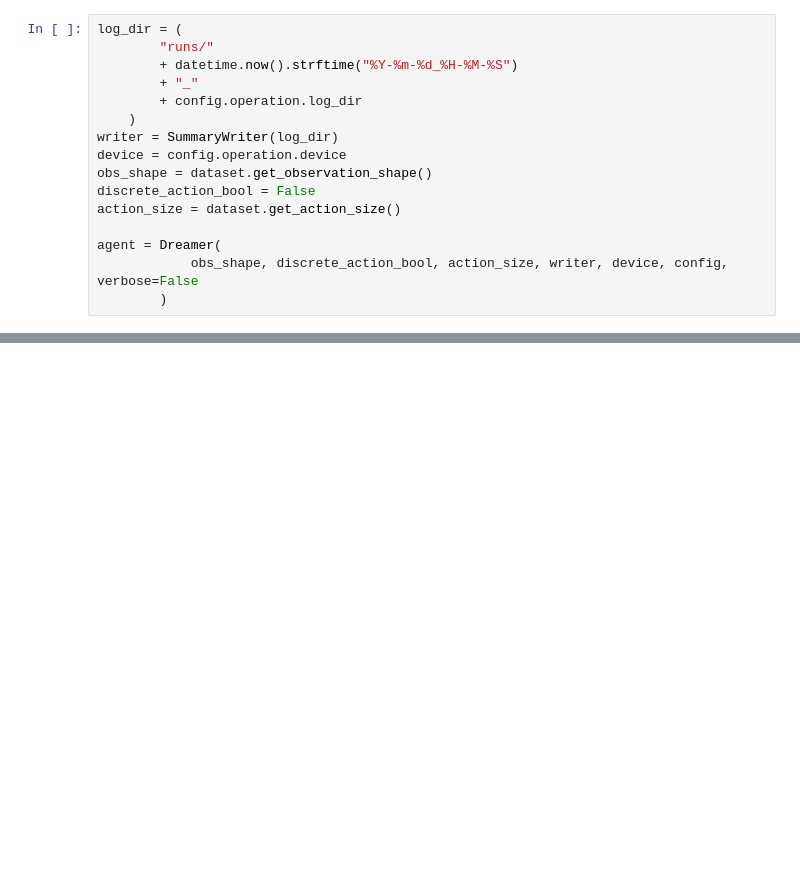
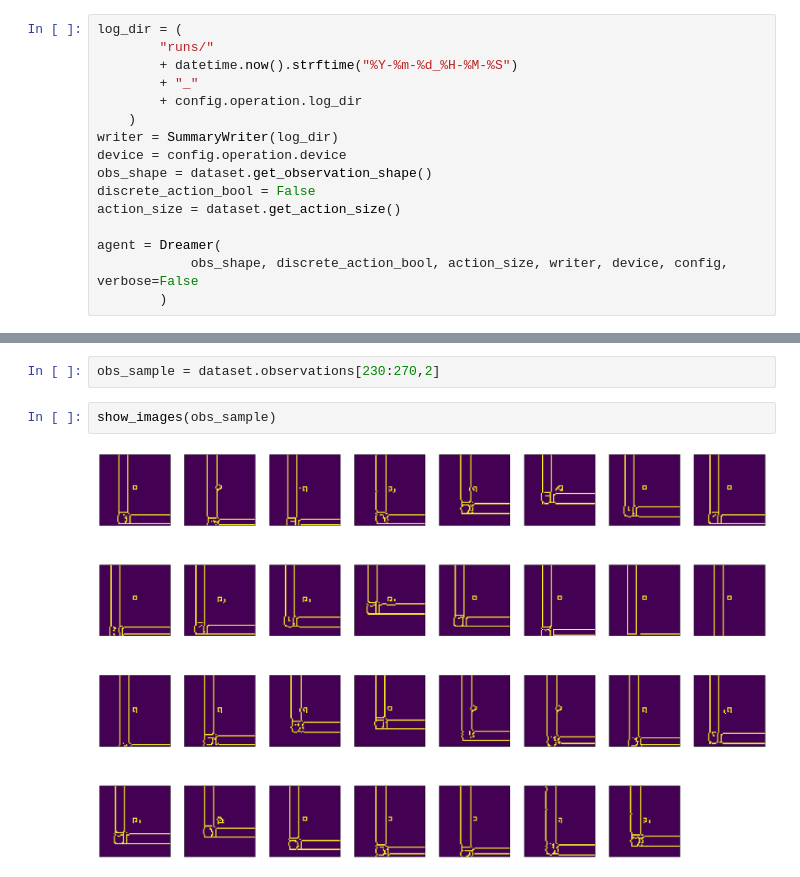
Before and after one commit to Shougakusei/taikyu_screenshots, a Jupyter notebook: RSSM.ipynb, the cells around one changed output, grey strips where cells are left out. Cells and saved outputs as stored; diff of their text form; blank space fills up the shorter version.

```diff
--- a/RSSM.ipynb
+++ b/RSSM.ipynb
@@ -422,0 +393,6 @@ tensor(-46.9651, device='cuda:7', grad_fn=<MeanBackward0>)
+# %%
+obs_sample = dataset.observations[230:270,2]
+# %%
+show_images(obs_sample)
+# %% [output]
+[figure, added]
```
Also changed, not shown: parts of 27 cells of this notebook, 2 other files.
